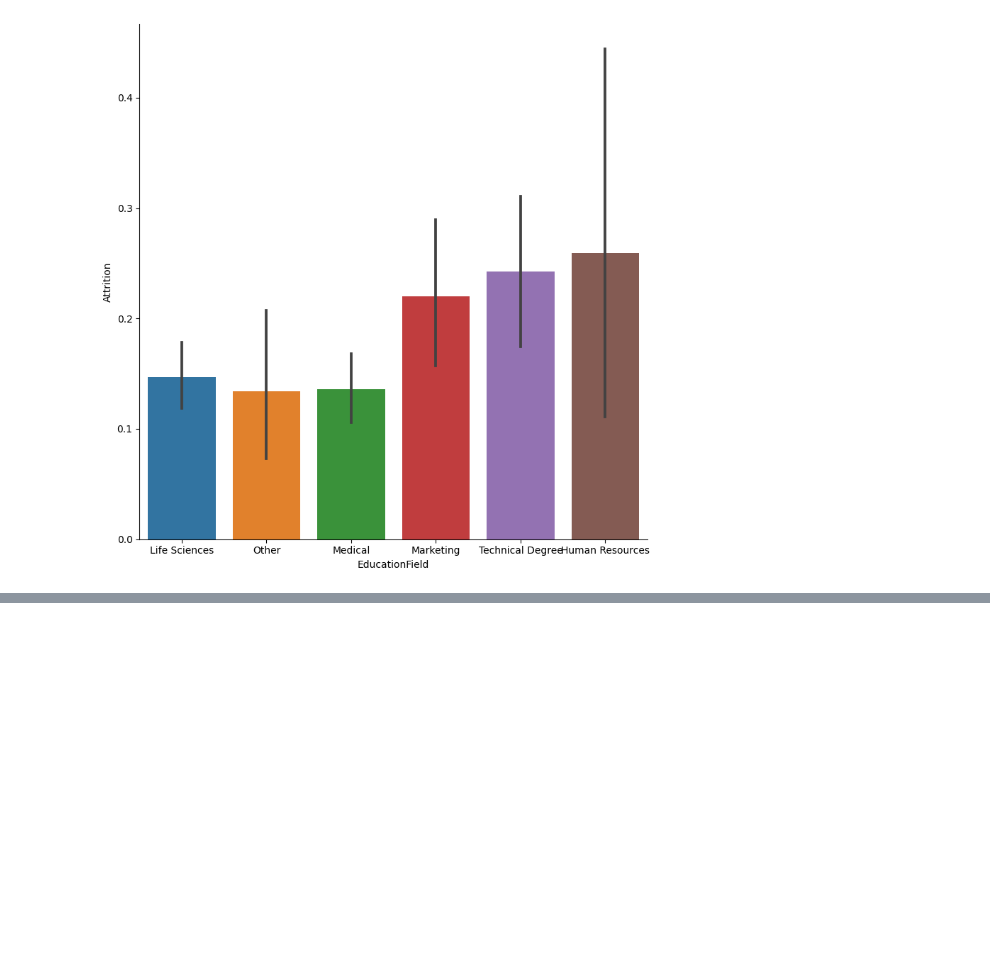
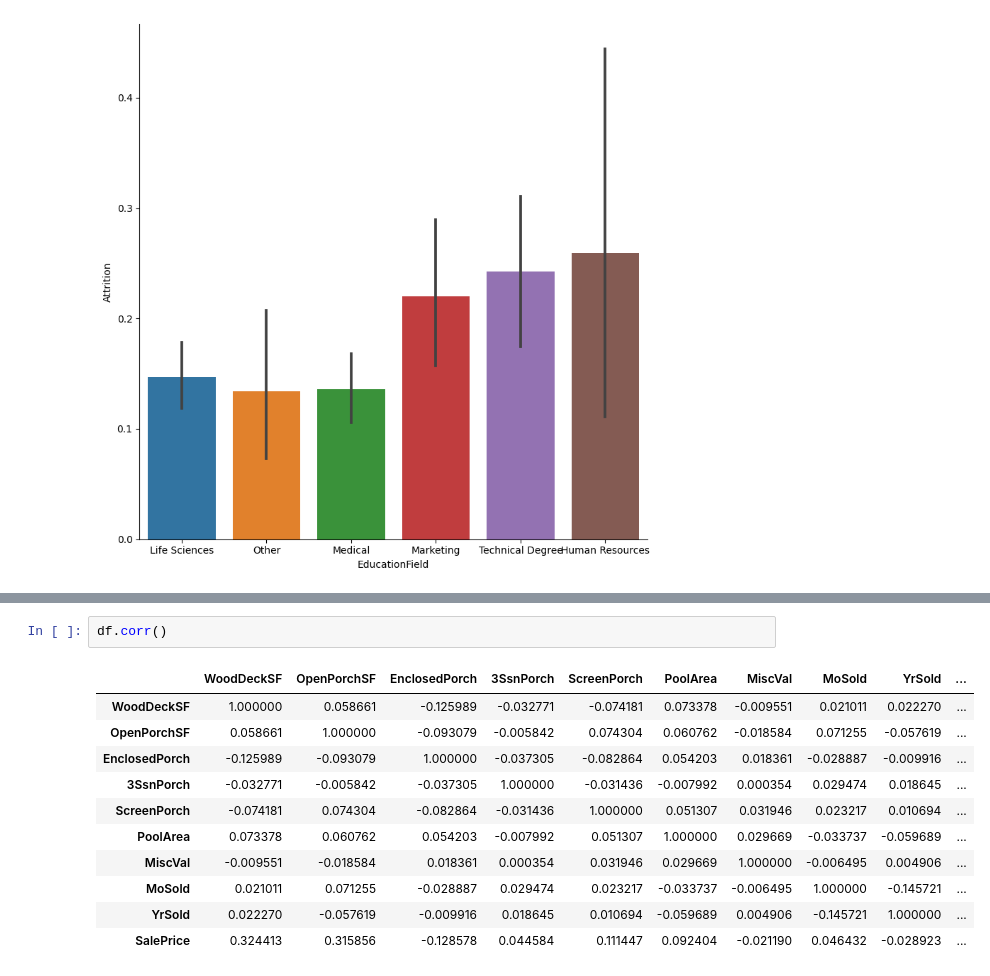
Before and after one commit to Amine-Alami/H3Python, a Jupyter notebook: Data_Visualisation_Statistiques.ipynb, the cells around one changed output, grey strips where cells are left out. Drawn from its saved outputs; the diff is of its cells as text; blank space fills up the shorter version.

```diff
--- a/Data_Visualisation_Statistiques.ipynb
+++ b/Data_Visualisation_Statistiques.ipynb
@@ -201,0 +225,14 @@ sns.catplot(
+# %%
+df.corr()
+# %% [output]
+|  | WoodDeckSF | OpenPorchSF | EnclosedPorch | 3SsnPorch | ScreenPorch | PoolArea | MiscVal | MoSold | YrSold | ... |
+| WoodDeckSF | 1.000000 | 0.058661 | -0.125989 | -0.032771 | -0.074181 | 0.073378 | -0.009551 | 0.021011 | 0.022270 | ... |
+| OpenPorchSF | 0.058661 | 1.000000 | -0.093079 | -0.005842 | 0.074304 | 0.060762 | -0.018584 | 0.071255 | -0.057619 | ... |
+| EnclosedPorch | -0.125989 | -0.093079 | 1.000000 | -0.037305 | -0.082864 | 0.054203 | 0.018361 | -0.028887 | -0.009916 | ... |
+| 3SsnPorch | -0.032771 | -0.005842 | -0.037305 | 1.000000 | -0.031436 | -0.007992 | 0.000354 | 0.029474 | 0.018645 | ... |
+| ScreenPorch | -0.074181 | 0.074304 | -0.082864 | -0.031436 | 1.000000 | 0.051307 | 0.031946 | 0.023217 | 0.010694 | ... |
+| PoolArea | 0.073378 | 0.060762 | 0.054203 | -0.007992 | 0.051307 | 1.000000 | 0.029669 | -0.033737 | -0.059689 | ... |
+| MiscVal | -0.009551 | -0.018584 | 0.018361 | 0.000354 | 0.031946 | 0.029669 | 1.000000 | -0.006495 | 0.004906 | ... |
+| MoSold | 0.021011 | 0.071255 | -0.028887 | 0.029474 | 0.023217 | -0.033737 | -0.006495 | 1.000000 | -0.145721 | ... |
+| YrSold | 0.022270 | -0.057619 | -0.009916 | 0.018645 | 0.010694 | -0.059689 | 0.004906 | -0.145721 | 1.000000 | ... |
+| SalePrice | 0.324413 | 0.315856 | -0.128578 | 0.044584 | 0.111447 | 0.092404 | -0.021190 | 0.046432 | -0.028923 | ... |
```
Also changed, not shown: parts of 4 cells of this notebook, 1 other file.
